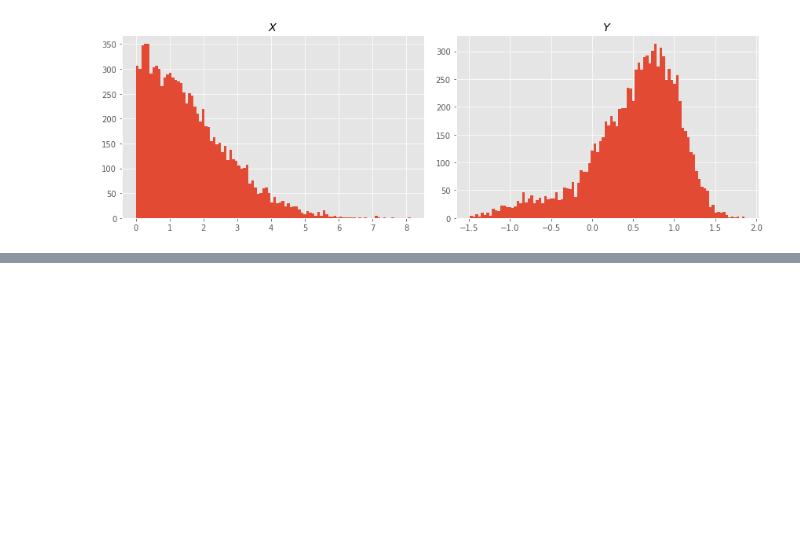
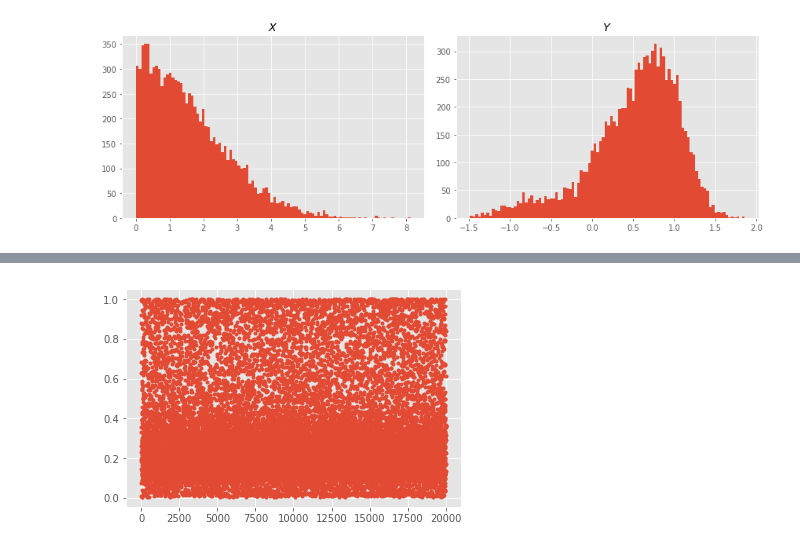
Before and after one commit to jejjohnson/destructive-deep-learning, a Jupyter notebook: notebooks/rbig_vs_ddd.ipynb, the cells around one changed output, grey strips where cells are left out. Cells and saved outputs as stored; diff of their text form; code cells hidden in the pictures; blank space fills up the shorter version.

```diff
--- a/notebooks/rbig_vs_ddd.ipynb
+++ b/notebooks/rbig_vs_ddd.ipynb
@@ -878,0 +188,12 @@ Wall time: 2.55 s
+# %%
+uest1 = x1.univariate_densities_[0]
+# %%
+t = uest1.cdf(data)
+
+fig, ax = plt.subplots()
+
+ax.plot(t, marker='.', linestyle='')
+
+plt.show()
+# %% [output]
+[figure, added]
```
Also changed, not shown: parts of 49 cells of this notebook, 4 other files.
